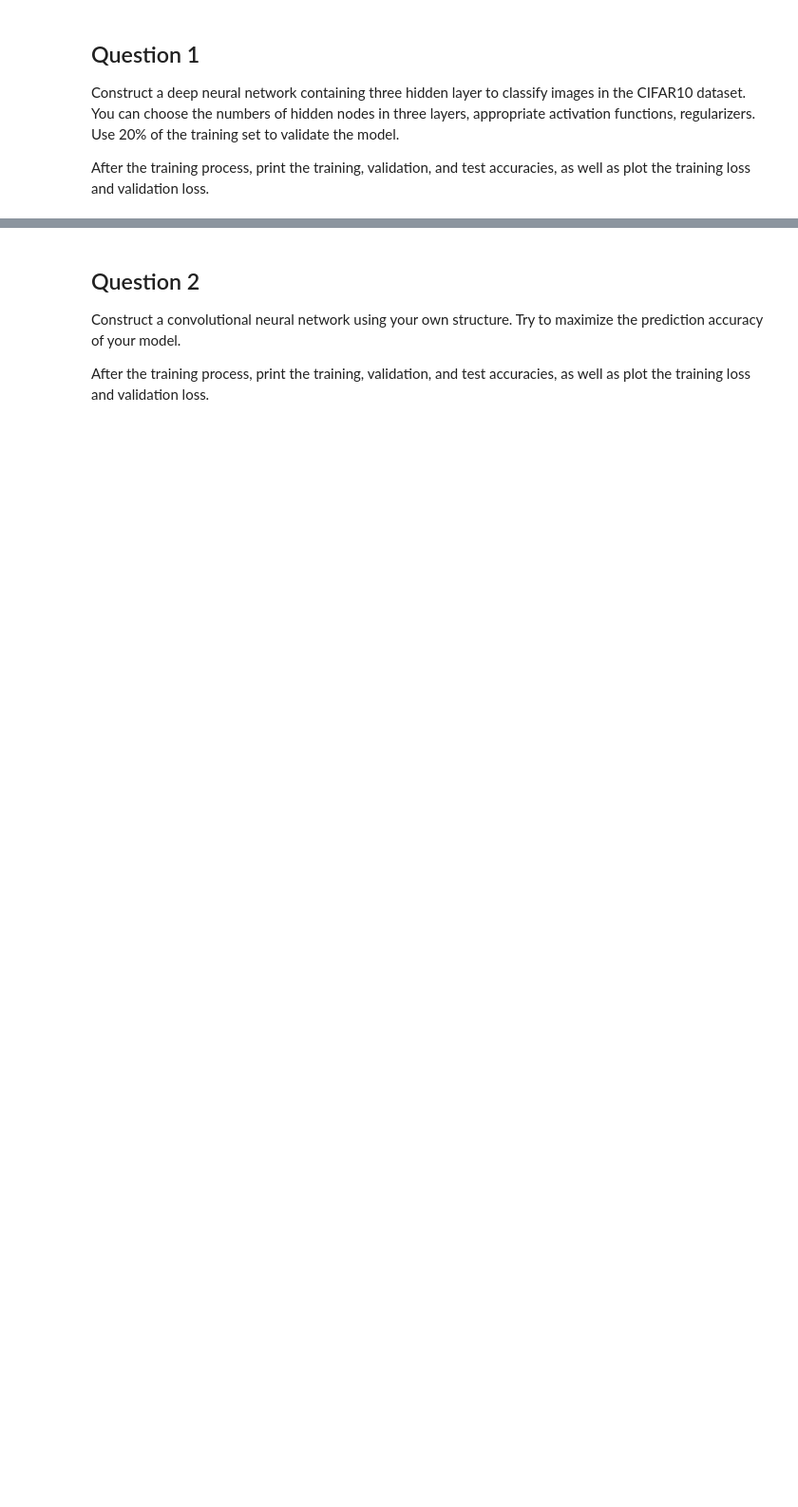
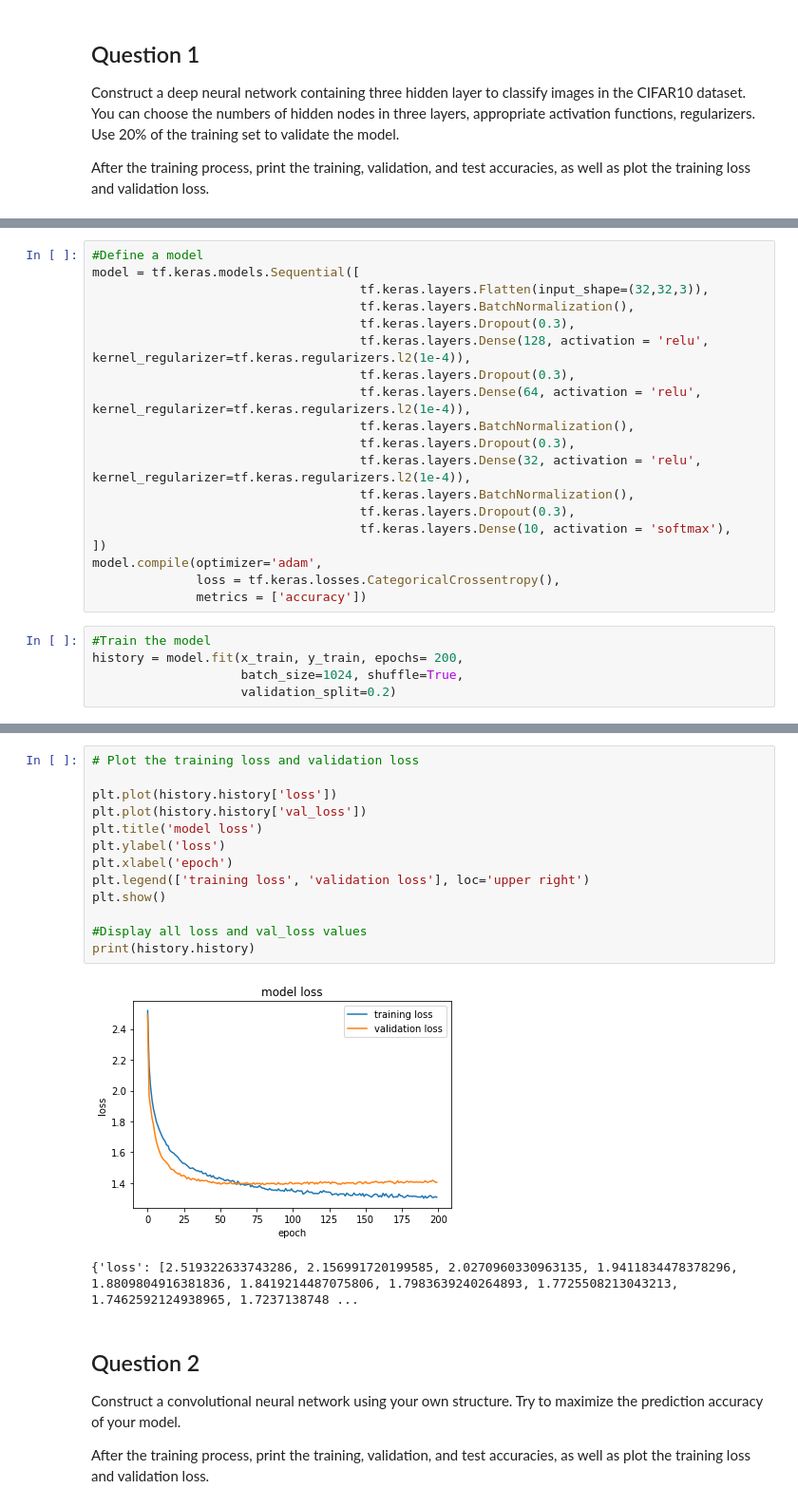
Before and after one commit to HongKanokkarn/ML_CIFAR10, a Jupyter notebook: css324f21_hw_ml_6222790147&6222790428.ipynb, the cells around one changed output, grey strips where cells are left out. Shown: that part at 95% size. Saved outputs shown, nothing was run; the diff lists cells and outputs as text; blank space fills up the shorter version.

```diff
--- a/css324f21_hw_ml_6222790147&6222790428.ipynb
+++ b/css324f21_hw_ml_6222790147&6222790428.ipynb
@@ -40,0 +56,24 @@ After the training process, print the training, validation, and test accuracies,
+# %%
+#Define a model
+model = tf.keras.models.Sequential([
+                                    tf.keras.layers.Flatten(input_shape=(32,32,3)),
+                                    tf.keras.layers.BatchNormalization(),
+                                    tf.keras.layers.Dropout(0.3),
+                                    tf.keras.layers.Dense(128, activation = 'relu', kernel_regularizer=tf.keras.regularizers.l2(1e-4)),
+                                    tf.keras.layers.Dropout(0.3),
+                                    tf.keras.layers.Dense(64, activation = 'relu', kernel_regularizer=tf.keras.regularizers.l2(1e-4)),
+                                    tf.keras.layers.BatchNormalization(),
+                                    tf.keras.layers.Dropout(0.3),
+                                    tf.keras.layers.Dense(32, activation = 'relu', kernel_regularizer=tf.keras.regularizers.l2(1e-4)),
+                                    tf.keras.layers.BatchNormalization(),
+                                    tf.keras.layers.Dropout(0.3),
+                                    tf.keras.layers.Dense(10, activation = 'softmax'),
+])
+model.compile(optimizer='adam',
+              loss = tf.keras.losses.CategoricalCrossentropy(),
+              metrics = ['accuracy'])
+# %%
+#Train the model
+history = model.fit(x_train, y_train, epochs= 200,
+                    batch_size=1024, shuffle=True,
+                    validation_split=0.2)
@@ -41,3 +112,19 @@ After the training process, print the training, validation, and test accuracies,
+# %%
+# Plot the training loss and validation loss
+
+plt.plot(history.history['loss'])
+plt.plot(history.history['val_loss'])
+plt.title('model loss')
+plt.ylabel('loss')
+plt.xlabel('epoch')
+plt.legend(['training loss', 'validation loss'], loc='upper right')
+plt.show()
+
+#Display all loss and val_loss values
+print(history.history)
+# %% [output]
+[figure, added]
+{'loss': [2.519322633743286, 2.156991720199585, 2.0270960330963135, 1.9411834478378296, 1.8809804916381836, 1.8419214487075806, 1.7983639240264893, 1.7725508213043213, 1.7462592124938965, 1.7237138748 ...
 # %% [markdown]
 ## Question 2
 
```
Also changed, not shown: parts of 16 cells of this notebook.
